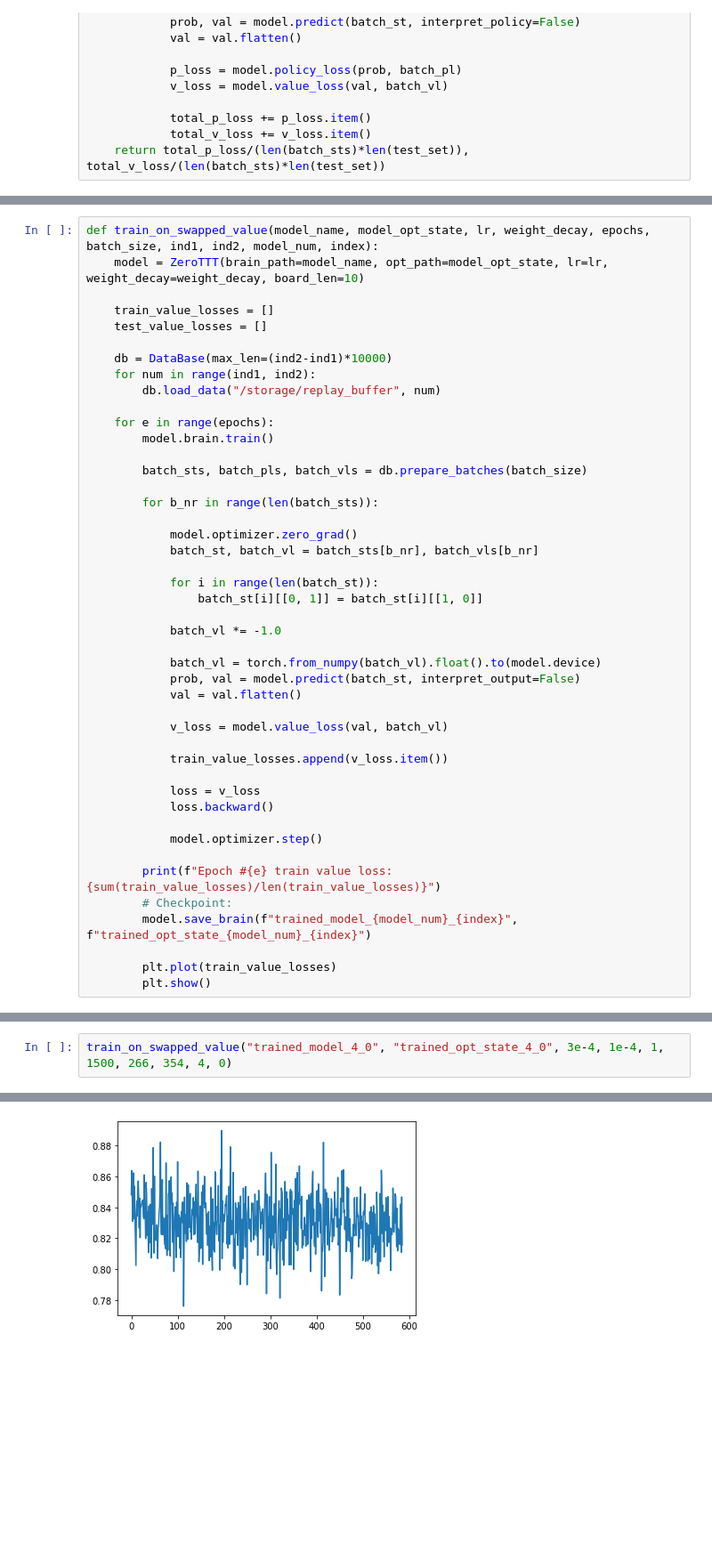
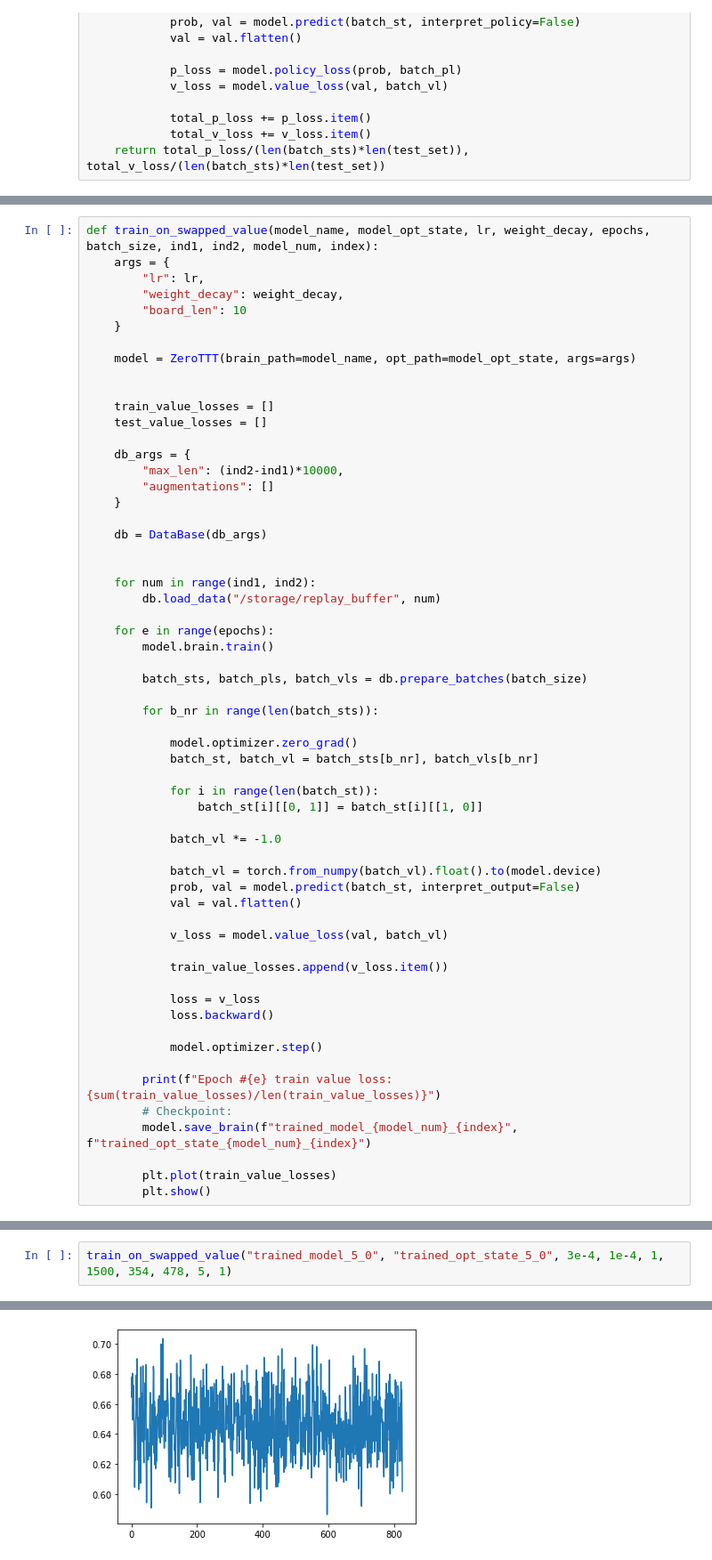
Before and after one commit to iejMac/TTTArena, a Jupyter notebook: mcts/supervised_train.ipynb, the cells around one changed output, grey strips where cells are left out. Shown at 89% size. Cells and saved outputs as stored; diff of their text form; blank space fills up the shorter version.

```diff
--- a/mcts/supervised_train.ipynb
+++ b/mcts/supervised_train.ipynb
@@ -85,12 +96,26 @@ def train_model(model_name, model_opt_state, lr, weight_decay, epochs, batch_siz
         plt.show()
 # %%
 def train_on_swapped_value(model_name, model_opt_state, lr, weight_decay, epochs, batch_size, ind1, ind2, model_num, index):
-    model = ZeroTTT(brain_path=model_name, opt_path=model_opt_state, lr=lr, weight_decay=weight_decay, board_len=10)
+    args = {
+        "lr": lr,
+        "weight_decay": weight_decay,
+        "board_len": 10
+    }
+
+    model = ZeroTTT(brain_path=model_name, opt_path=model_opt_state, args=args)
+
 
     train_value_losses = []
     test_value_losses = []
 
-    db = DataBase(max_len=(ind2-ind1)*10000)
+    db_args = {
+        "max_len": (ind2-ind1)*10000,
+        "augmentations": []
+    }
+
+    db = DataBase(db_args)
+
+
     for num in range(ind1, ind2):
         db.load_data("/storage/replay_buffer", num)
 
@@ -139,4 +164,4 @@ Saving brain...
 # %%
-train_on_swapped_value("trained_model_4_0", "trained_opt_state_4_0", 3e-4, 1e-4, 1, 1500, 266, 354, 4, 0)
+train_on_swapped_value("trained_model_5_0", "trained_opt_state_5_0", 3e-4, 1e-4, 1, 1500, 354, 478, 5, 1)
 # %% [output]
 Loading brain...
@@ -144,2 +169,2 @@ Epoch #0 train value loss: 0.8310116203978607
 Saving brain...
-[figure, old version]
+[figure, new version]
```
Also changed, not shown: parts of 5 cells of this notebook, 5 other files.
